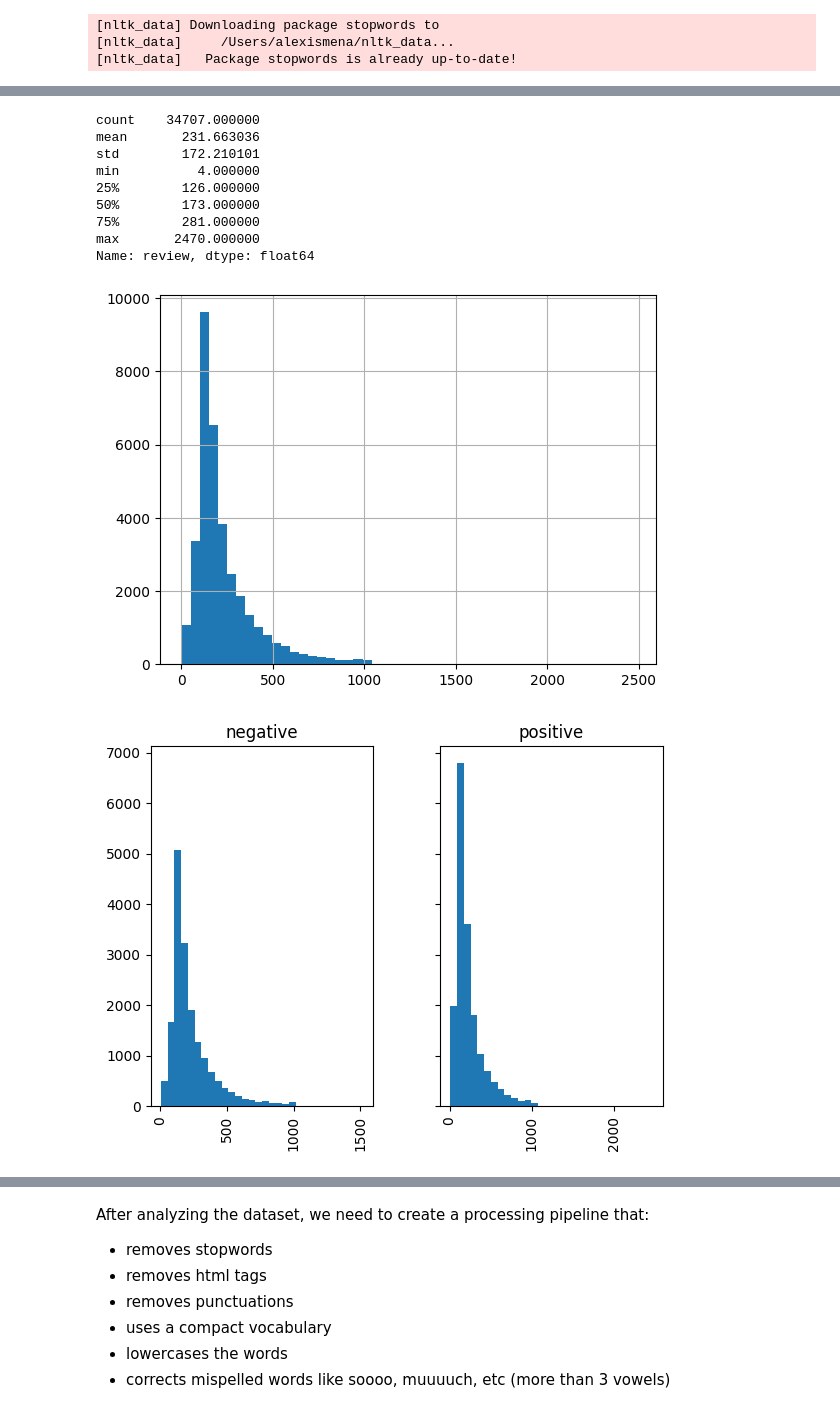
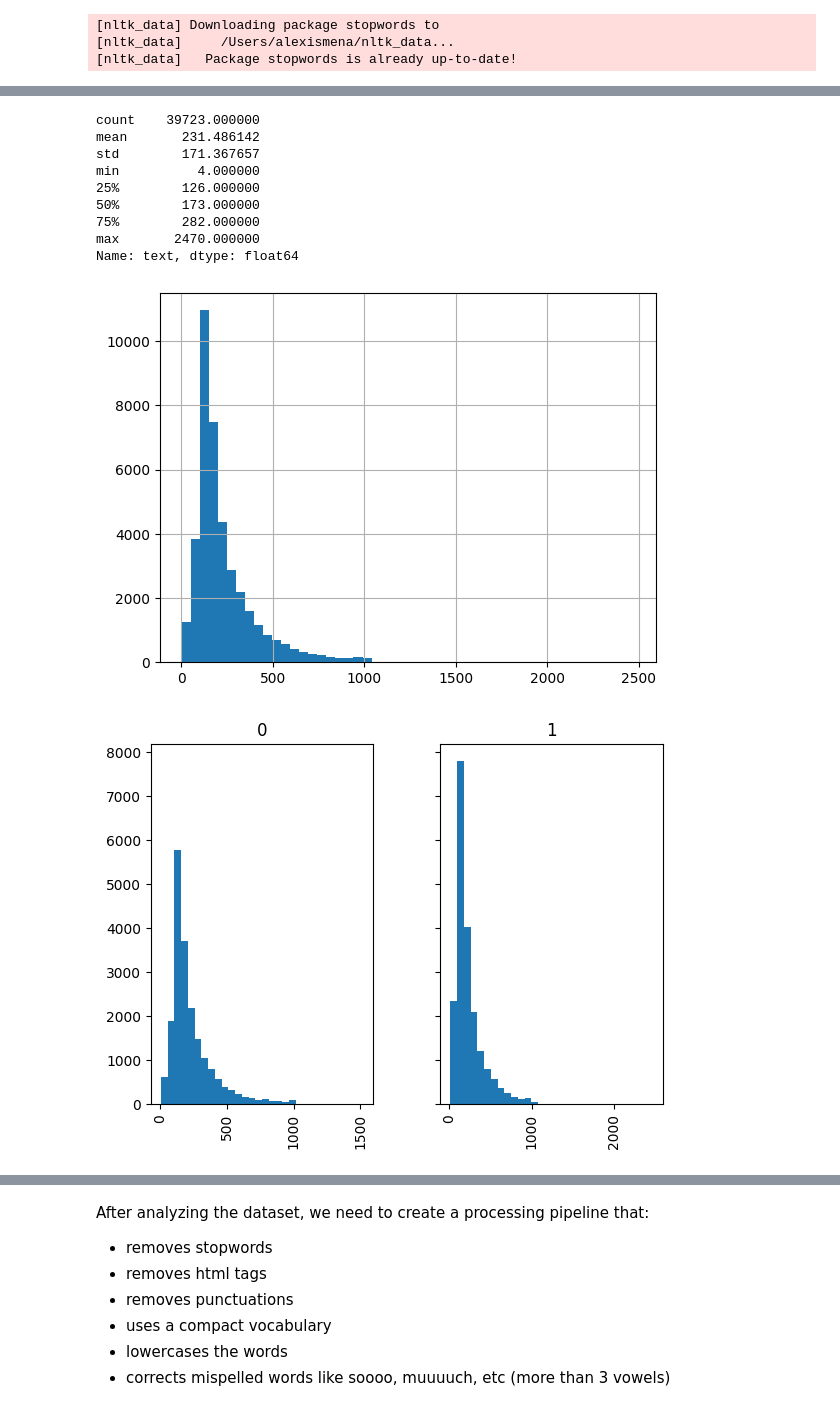
Before and after one commit to alexismenanieves/TensorFlow_Basics, a Jupyter notebook: notebooks/01_IMDB_Sentiment_Analysis.ipynb, the cells around one changed output, grey strips where cells are left out. Cells and saved outputs as stored; diff of their text form; code cells hidden in the pictures.

```diff
--- a/notebooks/01_IMDB_Sentiment_Analysis.ipynb
+++ b/notebooks/01_IMDB_Sentiment_Analysis.ipynb
@@ -115,3 +103,9 @@ test_df = test_df.reset_index(drop=True)
+# %%
+# 1.4 Preprocess data based on observed information
+df_train = df_train[~df_train.text.duplicated()]
+df_val = df_val[~df_val.text.duplicated()]
+df_train.reset_index(drop=True, inplace=True)
+df_val.reset_index(drop=True, inplace=True)
 # %%
 # Step 2. Create a basic analysis
 # 2.1 Get basic info
@@ -138,30 +139,30 @@ train_df.describe(include='all')
 # %%
 # 2.3 Get words statistics
-train_df['review'].apply(lambda x: len(x.split())).describe()
+df_train['text'].apply(lambda x: len(x.split())).describe()
 # %% [output]
-count    34707.000000
-mean       231.663036
-std        172.210101
+count    39723.000000
+mean       231.486142
+std        171.367657
 min          4.000000
 25%        126.000000
 50%        173.000000
-75%        281.000000
+75%        282.000000
 max       2470.000000
-Name: review, dtype: float64
+Name: text, dtype: float64
 # %%
 # 2.4 Show histogram of word count
-train_df['review'].apply(lambda x: len(x.split(' '))).hist(bins=50)
+df_train['text'].apply(lambda x: len(x.split(' '))).hist(bins=50)
 plt.show()
 # %% [output]
-[figure, old version]
+[figure, new version]
 # %%
 # 2.5 Show histogram of word count stratified by sentiment
-(train_df
- .assign(word_count = train_df['review'].apply(lambda x: len(x.split())))
- .hist('word_count', by='sentiment', sharey=True, bins=30)
+(df_train
+ .assign(word_count = df_train['text'].apply(lambda x: len(x.split())))
+ .hist('word_count', by='label', sharey=True, bins=30)
 )
 plt.show()
 # %% [output]
-[figure, old version]
+[figure, new version]
 # %%
 # 2.6 Show boxplot of word count stratified by sentiment
```
Also changed, not shown: parts of 40 cells of this notebook.
